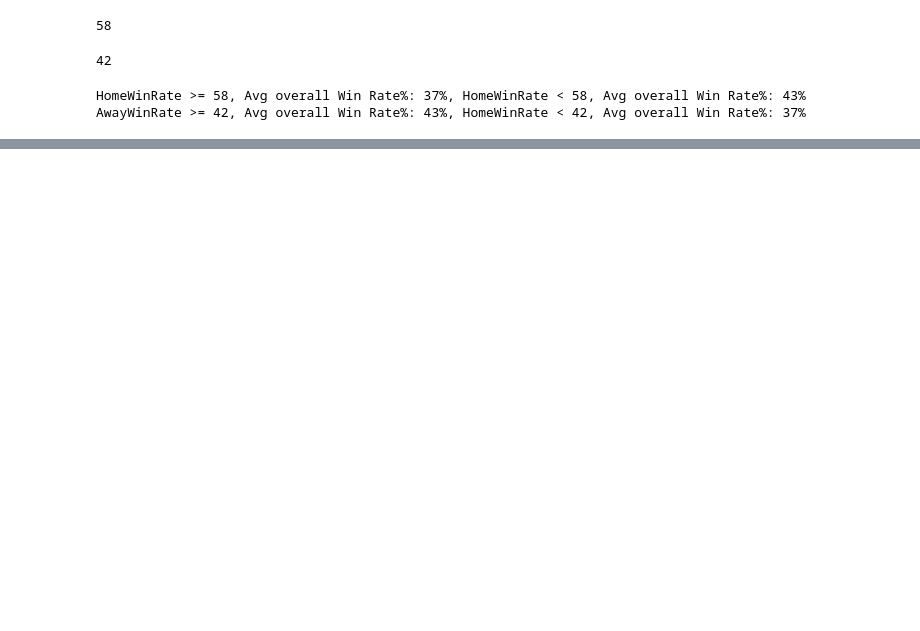
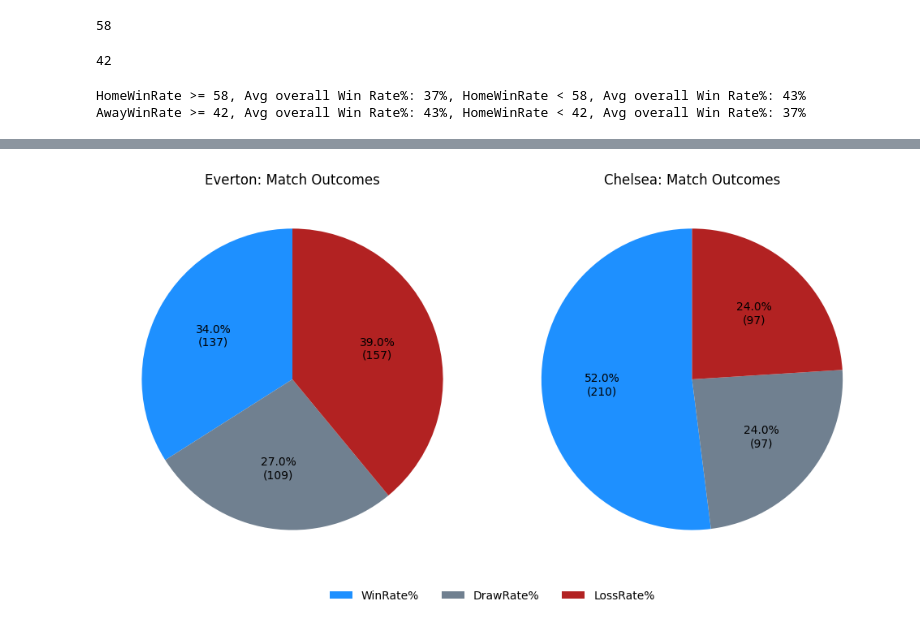
Before and after one commit to SmithNJ13/data_analysis, a Jupyter notebook: analysis.ipynb, the cells around one changed output, grey strips where cells are left out. Drawn from its saved outputs; the diff is of its cells as text; code cells hidden in the pictures; blank space fills up the shorter version.

```diff
--- a/analysis.ipynb
+++ b/analysis.ipynb
@@ -792,0 +897,38 @@ AwayWinRate >= 42, Avg overall Win Rate%: 43%, HomeWinRate < 42, Avg overall Win
+# %%
+hwr_team = Highest_HWR["Team"]
+awr_team = Highest_AWR["Team"]
+
+hwr_win_count = Highest_HWR["Total_Wins"]
+hwr_draw_count = Highest_HWR["Draws"]
+hwr_loss_count = Highest_HWR["Total_Games"] - (hwr_win_count + hwr_draw_count)
+
+awr_win_count = Highest_AWR["Total_Wins"]
+awr_draw_count = Highest_AWR["Draws"]
+awr_loss_count = Highest_AWR["Total_Games"] - (awr_win_count + awr_draw_count)
+
+hwr_counts = [hwr_win_count, hwr_draw_count, hwr_loss_count]
+awr_counts = [awr_win_count, awr_draw_count, awr_loss_count]
+
+hwr_percentages = [Highest_HWR["WinRate%"], Highest_HWR["DrawRate%"], Highest_HWR["LossRate%"]]
+awr_percentages = [Highest_AWR["WinRate%"], Highest_AWR["DrawRate%"], Highest_AWR["LossRate%"]]
+
+colors = ["dodgerblue", "slategrey", "firebrick"]
+
+def autopct_format(pct, total_counts):
+    total = int(round(pct * sum(total_counts) / 100.0))  # Calculate actual count
+    return f"{pct:.1f}%\n({total})"  # Format as "xx.x% (count)"
+
+fig, axes = plt.subplots(1, 2, figsize=(10, 5))
+
+axes[0].pie(hwr_percentages, labels=None, autopct=lambda pct: autopct_format(pct, hwr_counts), colors=colors, startangle=90)
+axes[0].set_title(f"{hwr_team}: Match Outcomes")
+
+axes[1].pie(awr_percentages, labels=None, autopct=lambda pct: autopct_format(pct, awr_counts), colors=colors, startangle=90)
+axes[1].set_title(f"{awr_team}: Match Outcomes")
+
+fig.legend(["WinRate%", "DrawRate%", "LossRate%"], loc="upper center", bbox_to_anchor=(0.5, 0), ncol=3, frameon=False)
+
+plt.tight_layout()
+plt.show()
+# %% [output]
+[figure, added]
```
Also changed, not shown: parts of 5 cells of this notebook, 1 other file.
